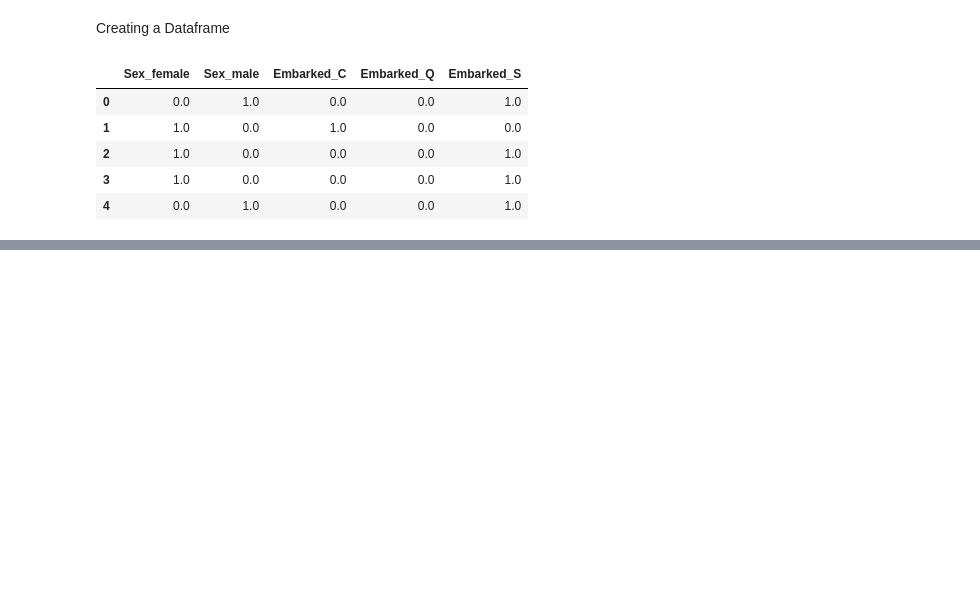
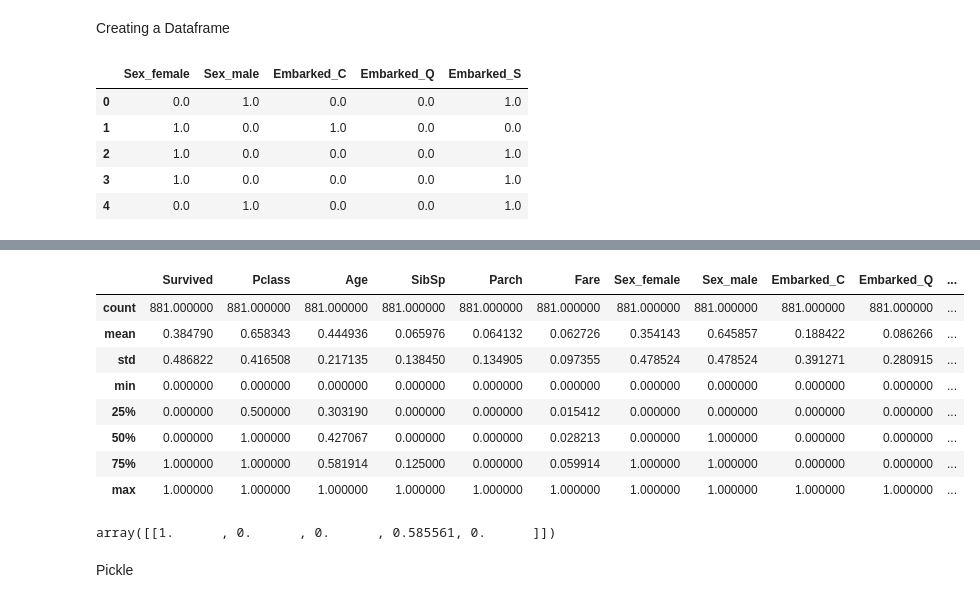
Before and after one commit to MonaTaghavi/dm-ann, a Jupyter notebook: notebooks/06nn-titanic-model.ipynb, the cells around one changed output, grey strips where cells are left out. Saved outputs shown, nothing was run; the diff lists cells and outputs as text; code cells hidden in the pictures; blank space fills up the shorter version.

Commit message:
Pickle is added

```diff
--- a/notebooks/06nn-titanic-model.ipynb
+++ b/notebooks/06nn-titanic-model.ipynb
@@ -97,0 +151,5 @@ df_transformed.head()
+# %%
+columns_to_scale = ["Age", "SibSp", "Parch", "Fare", "Pclass"]
+scaler = MinMaxScaler(clip=True)
+final_df[columns_to_scale] = scaler.fit_transform(final_df[columns_to_scale])
+final_df.head()
@@ -97,0 +163,18 @@ df_transformed.head()
+# %%
+final_df.describe()
+# %% [output]
+|  | Survived | Pclass | Age | SibSp | Parch | Fare | Sex_female | Sex_male | Embarked_C | Embarked_Q | ... |
+| count | 881.000000 | 881.000000 | 881.000000 | 881.000000 | 881.000000 | 881.000000 | 881.000000 | 881.000000 | 881.000000 | 881.000000 | ... |
+| mean | 0.384790 | 0.658343 | 0.444936 | 0.065976 | 0.064132 | 0.062726 | 0.354143 | 0.645857 | 0.188422 | 0.086266 | ... |
+| std | 0.486822 | 0.416508 | 0.217135 | 0.138450 | 0.134905 | 0.097355 | 0.478524 | 0.478524 | 0.391271 | 0.280915 | ... |
+| min | 0.000000 | 0.000000 | 0.000000 | 0.000000 | 0.000000 | 0.000000 | 0.000000 | 0.000000 | 0.000000 | 0.000000 | ... |
+| 25% | 0.000000 | 0.500000 | 0.303190 | 0.000000 | 0.000000 | 0.015412 | 0.000000 | 0.000000 | 0.000000 | 0.000000 | ... |
+| 50% | 0.000000 | 1.000000 | 0.427067 | 0.000000 | 0.000000 | 0.028213 | 0.000000 | 1.000000 | 0.000000 | 0.000000 | ... |
+| 75% | 1.000000 | 1.000000 | 0.581914 | 0.125000 | 0.000000 | 0.059914 | 1.000000 | 1.000000 | 0.000000 | 0.000000 | ... |
+| max | 1.000000 | 1.000000 | 1.000000 | 1.000000 | 1.000000 | 1.000000 | 1.000000 | 1.000000 | 1.000000 | 1.000000 | ... |
+# %%
+scaler.transform([[80, 0, 0, 300, 1]])
+# %% [output]
+array([[1.      , 0.      , 0.      , 0.585561, 0.      ]])
+# %% [markdown]
+Pickle
```
Also changed, not shown: parts of 10 cells of this notebook.
